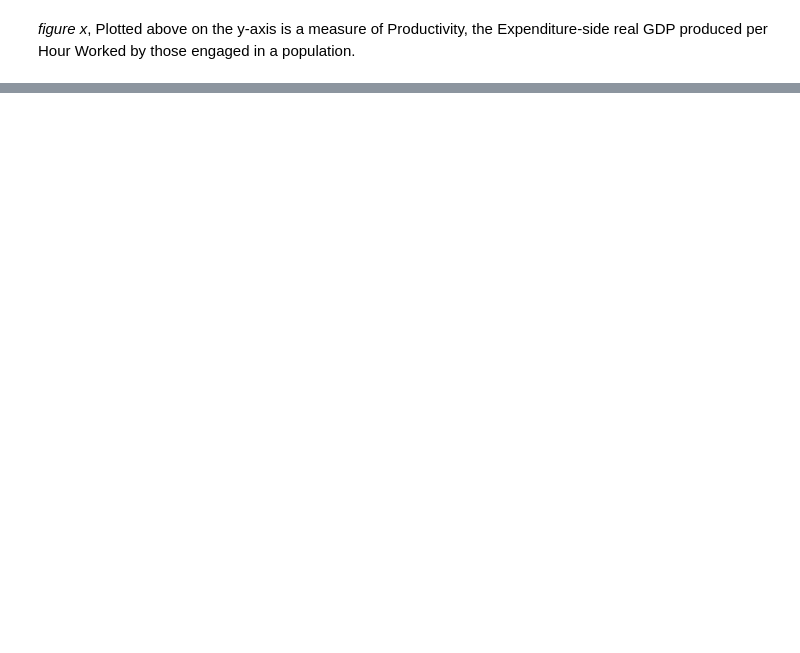
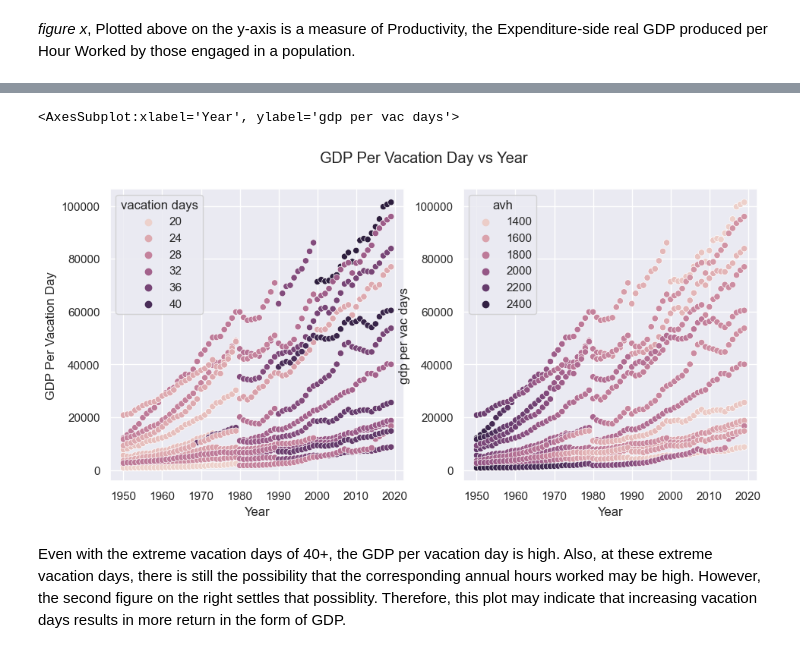
Before and after one commit to ubco-W2022T1-cosc301/project-group17, a Jupyter notebook: notebooks/group_analysis.ipynb, the cells around one changed output, grey strips where cells are left out. Cells and saved outputs as stored; diff of their text form; code cells hidden in the pictures; blank space fills up the shorter version.

Commit message:
Added a plot to the group analysis - Jason

```diff
--- a/notebooks/group_analysis.ipynb
+++ b/notebooks/group_analysis.ipynb
@@ -125,0 +130,2 @@ _figure x_, Plotted above on the y-axis is a measure of Productivity, the Expend
+# %%
+df_clean = fn1.clean_and_secure('../data/raw/pwt100.csv', '../data/raw/days-of-vacation-and-holidays.csv')
@@ -125,0 +138,19 @@ _figure x_, Plotted above on the y-axis is a measure of Productivity, the Expend
+# %%
+fig, axs = plt.subplots(ncols=2)
+fig.set_figheight(5)
+fig.set_figwidth(11)
+axs[0].set_xlabel("Year")
+axs[1].set_xlabel("Year")
+axs[0].set_ylabel("GDP Per Vacation Day")
+fig.suptitle('GDP Per Vacation Day vs Year')
+
+
+df_noUS = df_clean.copy()
+df_noUS.drop(df_noUS[df_noUS['country'] == 'United States'].index, inplace = True)
+sns.scatterplot(x='year', y='gdp per vac days', data = df_noUS, hue='vacation days', ax =axs[0])
+sns.scatterplot(x='year', y='gdp per vac days', data = df_noUS, hue='avh', ax=axs[1])
+# %% [output]
+<AxesSubplot:xlabel='Year', ylabel='gdp per vac days'>
+[figure, added]
+# %% [markdown]
+Even with the extreme vacation days of 40+, the GDP per vacation day is high. Also, at these extreme vacation days, there is still the possibility that the corresponding annual hours worked may be high. However, the second figure on the right settles that possiblity. Therefore, this plot may indicate that increasing vacation days results in more return in the form of GDP.
```
Also changed, not shown: parts of 7 cells of this notebook, 2 other files.
